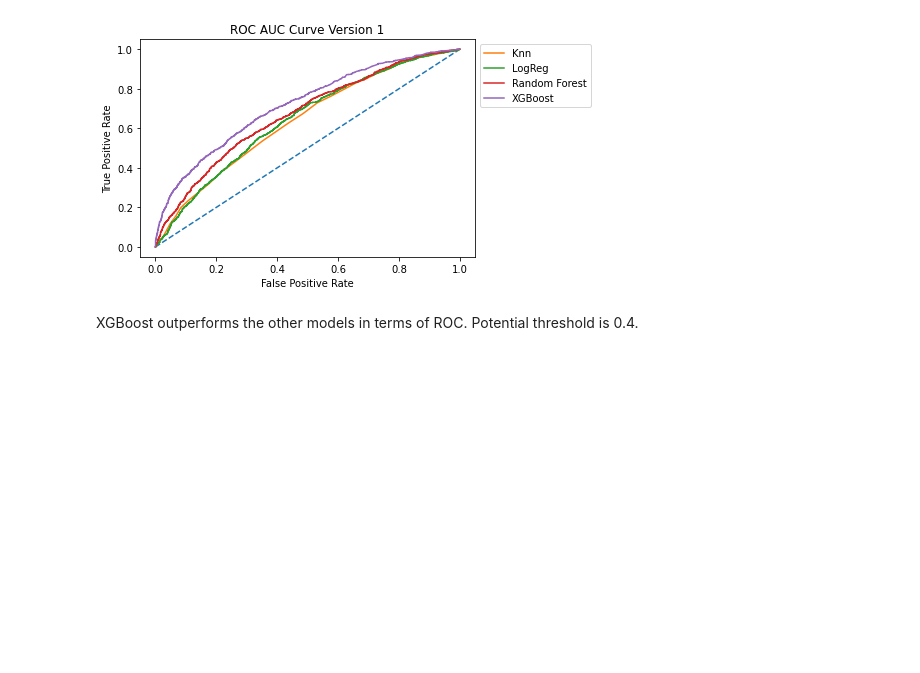
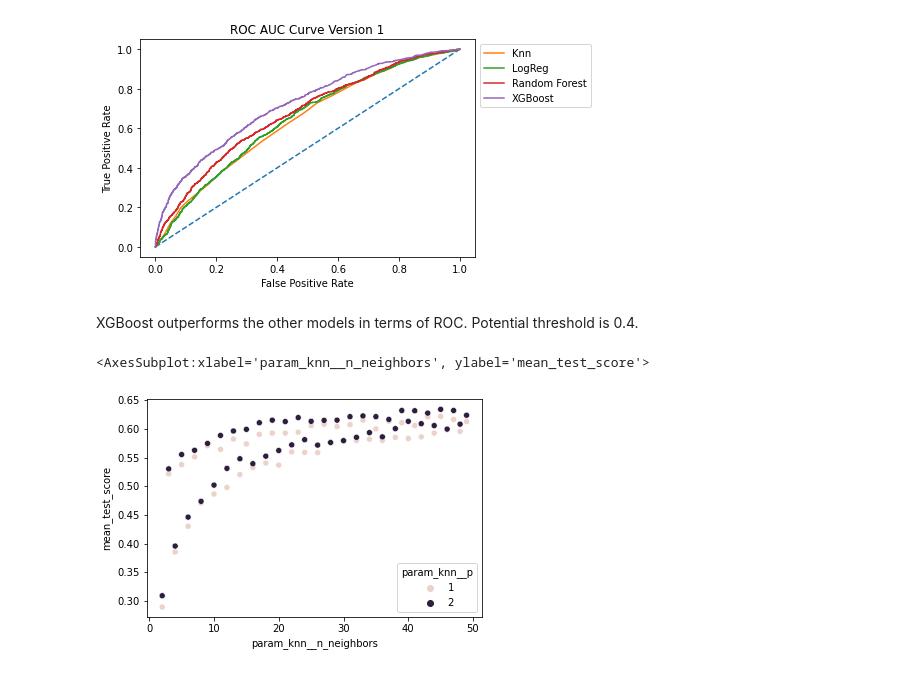
Before and after one commit to aauyeung19/Metis-Project-3, a Jupyter notebook: lib/model_eval.ipynb, the cells around one changed output. Drawn from its saved outputs; the diff is of its cells as text; code cells hidden in the pictures; blank space fills up the shorter version.

```diff
--- a/lib/model_eval.ipynb
+++ b/lib/model_eval.ipynb
@@ -103,3 +114,9 @@ plt.title('ROC AUC Curve Version 1');
 # %% [markdown]
 XGBoost outperforms the other models in terms of ROC.
 Potential threshold is 0.4.
+# %%
+knn_df = pd.DataFrame(knn.cv_results_)
+sns.scatterplot(x='param_knn__n_neighbors', y='mean_test_score', data=knn_df, hue='param_knn__p')
+# %% [output]
+<AxesSubplot:xlabel='param_knn__n_neighbors', ylabel='mean_test_score'>
+[figure, added]
```
Also changed, not shown: parts of 6 cells of this notebook, 3 other files.
